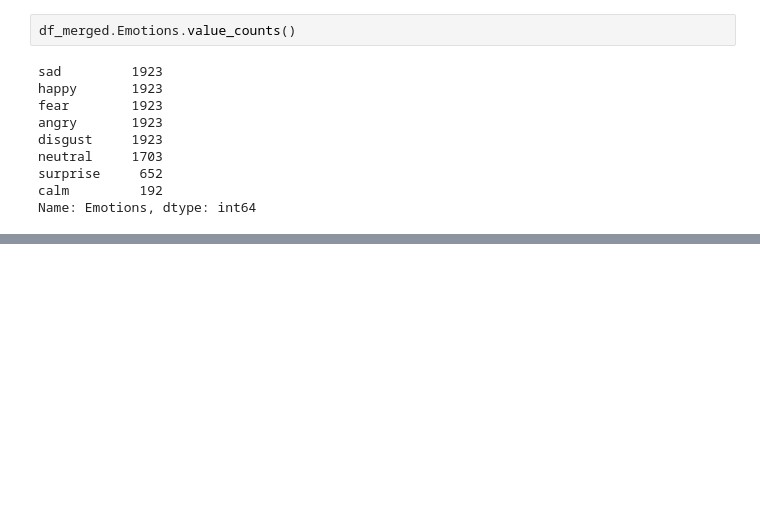
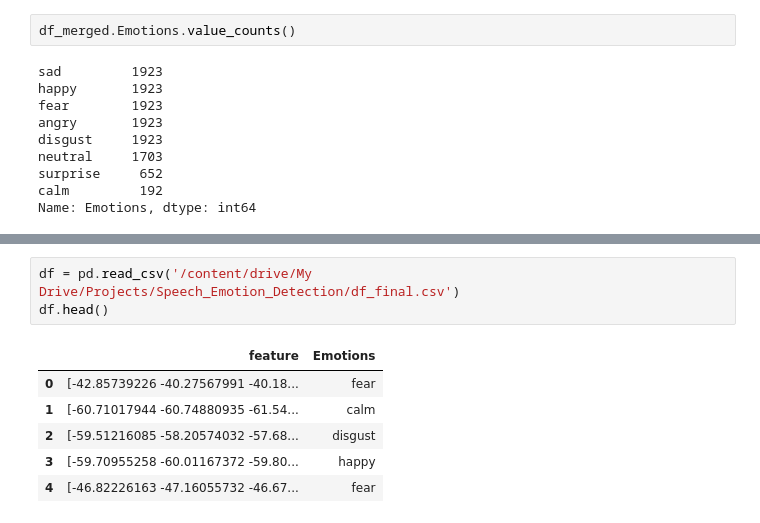
Before and after one commit to architGitHub/Speech-Emotion-Detection, a Jupyter notebook: Speech_Emotion_Detection.ipynb, the cells around one changed output, grey strips where cells are left out. Cells and saved outputs as stored; diff of their text form; blank space fills up the shorter version.

```diff
--- a/Speech_Emotion_Detection.ipynb
+++ b/Speech_Emotion_Detection.ipynb
@@ -231,0 +264,10 @@ Name: Emotions, dtype: int64
+# %%
+df = pd.read_csv('/content/drive/My Drive/Projects/Speech_Emotion_Detection/df_final.csv')
+df.head()
+# %% [output]
+|  | feature | Emotions |
+| 0 | [-42.85739226 -40.27567991 -40.18... | fear |
+| 1 | [-60.71017944 -60.74880935 -61.54... | calm |
+| 2 | [-59.51216085 -58.20574032 -57.68... | disgust |
+| 3 | [-59.70955258 -60.01167372 -59.80... | happy |
+| 4 | [-46.82226163 -47.16055732 -46.67... | fear |
```
Also changed, not shown: parts of 4 cells of this notebook.
